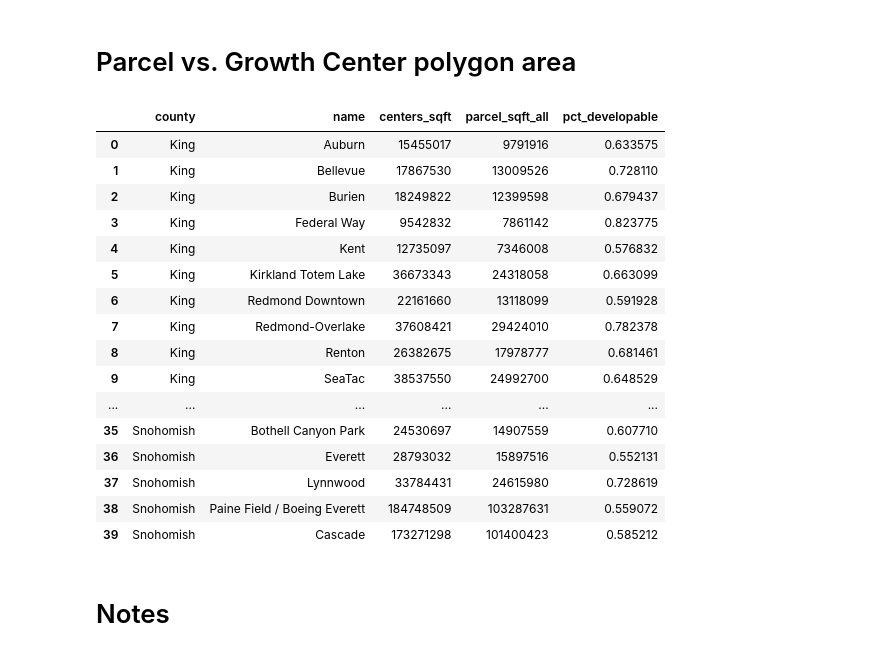
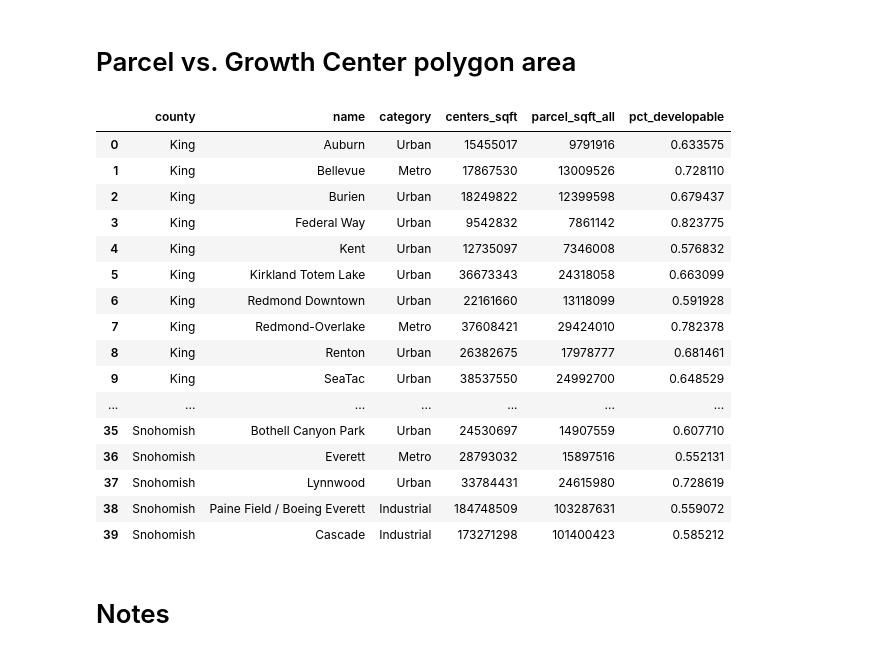
Before and after one commit to jkolberg/centers_density_analysis, a Jupyter notebook: au_acre_far_existing.ipynb, the cells around one changed output. Cells and saved outputs as stored; diff of their text form; code cells hidden in the pictures.

Commit message:
update area table

```diff
--- a/au_acre_far_existing.ipynb
+++ b/au_acre_far_existing.ipynb
@@ -378,25 +378,25 @@ au[['county','name','jobs','persons','activity_units','centers_acres','au_acre',
 # %% [markdown]
 # Parcel vs. Growth Center polygon area
 # %%
-au[['county', 'name','centers_sqft','parcel_sqft_all','pct_developable']]
+au[['county','name','category','centers_sqft','parcel_sqft_all','pct_developable']]
 # %% [output]
-|  | county | name | centers_sqft | parcel_sqft_all | pct_developable |
-| 0 | King | Auburn | 15455017 | 9791916 | 0.633575 |
-| 1 | King | Bellevue | 17867530 | 13009526 | 0.728110 |
-| 2 | King | Burien | 18249822 | 12399598 | 0.679437 |
-| 3 | King | Federal Way | 9542832 | 7861142 | 0.823775 |
-| 4 | King | Kent | 12735097 | 7346008 | 0.576832 |
-| 5 | King | Kirkland Totem Lake | 36673343 | 24318058 | 0.663099 |
-| 6 | King | Redmond Downtown | 22161660 | 13118099 | 0.591928 |
-| 7 | King | Redmond-Overlake | 37608421 | 29424010 | 0.782378 |
-| 8 | King | Renton | 26382675 | 17978777 | 0.681461 |
-| 9 | King | SeaTac | 38537550 | 24992700 | 0.648529 |
-| ... | ... | ... | ... | ... | ... |
-| 35 | Snohomish | Bothell Canyon Park | 24530697 | 14907559 | 0.607710 |
-| 36 | Snohomish | Everett | 28793032 | 15897516 | 0.552131 |
-| 37 | Snohomish | Lynnwood | 33784431 | 24615980 | 0.728619 |
-| 38 | Snohomish | Paine Field / Boeing Everett | 184748509 | 103287631 | 0.559072 |
-| 39 | Snohomish | Cascade | 173271298 | 101400423 | 0.585212 |
+|  | county | name | category | centers_sqft | parcel_sqft_all | pct_developable |
+| 0 | King | Auburn | Urban | 15455017 | 9791916 | 0.633575 |
+| 1 | King | Bellevue | Metro | 17867530 | 13009526 | 0.728110 |
+| 2 | King | Burien | Urban | 18249822 | 12399598 | 0.679437 |
+| 3 | King | Federal Way | Urban | 9542832 | 7861142 | 0.823775 |
+| 4 | King | Kent | Urban | 12735097 | 7346008 | 0.576832 |
+| 5 | King | Kirkland Totem Lake | Urban | 36673343 | 24318058 | 0.663099 |
+| 6 | King | Redmond Downtown | Urban | 22161660 | 13118099 | 0.591928 |
+| 7 | King | Redmond-Overlake | Metro | 37608421 | 29424010 | 0.782378 |
+| 8 | King | Renton | Urban | 26382675 | 17978777 | 0.681461 |
+| 9 | King | SeaTac | Urban | 38537550 | 24992700 | 0.648529 |
+| ... | ... | ... | ... | ... | ... | ... |
+| 35 | Snohomish | Bothell Canyon Park | Urban | 24530697 | 14907559 | 0.607710 |
+| 36 | Snohomish | Everett | Metro | 28793032 | 15897516 | 0.552131 |
+| 37 | Snohomish | Lynnwood | Urban | 33784431 | 24615980 | 0.728619 |
+| 38 | Snohomish | Paine Field / Boeing Everett | Industrial | 184748509 | 103287631 | 0.559072 |
+| 39 | Snohomish | Cascade | Industrial | 173271298 | 101400423 | 0.585212 |
 # %% [markdown]
 # Notes
 # %% [markdown]
```
Also changed, not shown: parts of 1 cell of this notebook, 1 other file.
